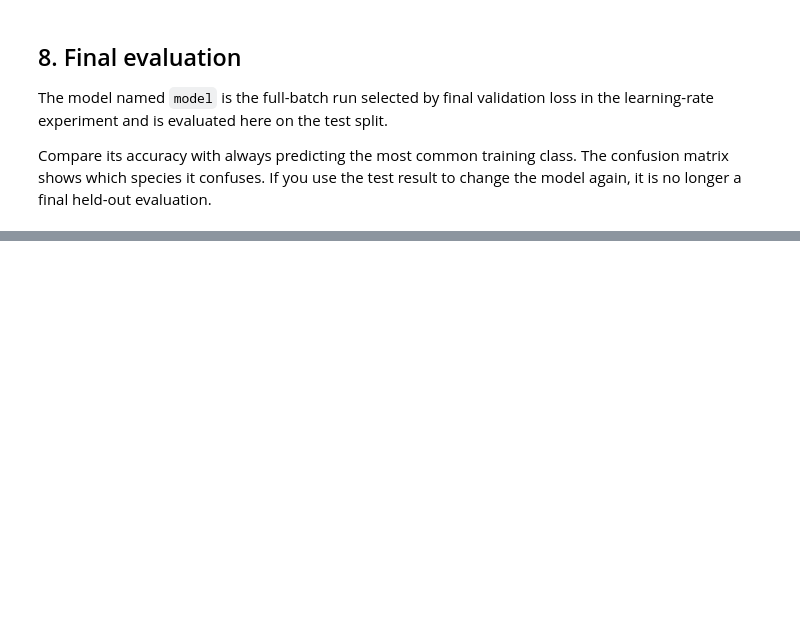
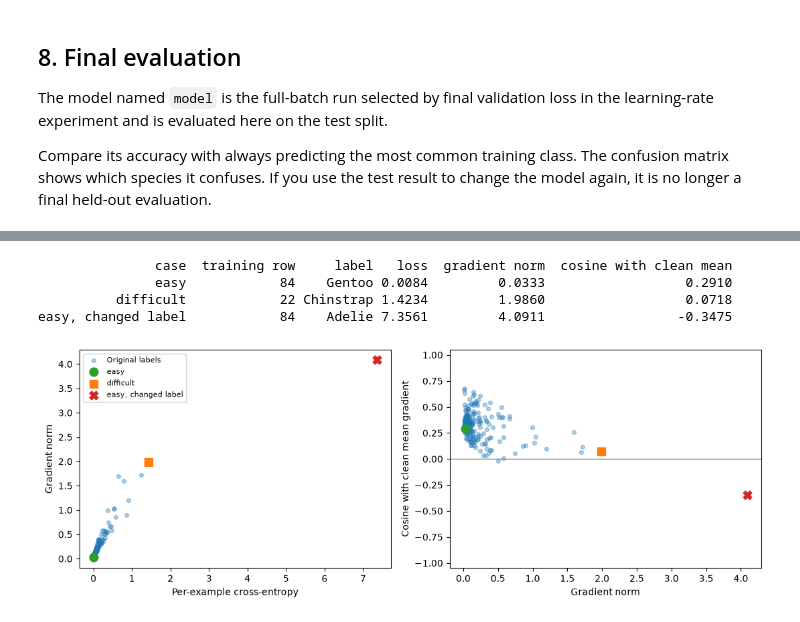
Before and after one commit to sscardapane/slides-nnds-2026, a Jupyter notebook: notebooks/drafts/2026-09-14-first-pass/PT02_Logistic_regression_solutions.ipynb, the cells around one changed output, grey strips where cells are left out. Cells and saved outputs as stored; diff of their text form; code cells hidden in the pictures; blank space fills up the shorter version.

Commit message:
Add gradient diagnostics and image exercise with instructor notebooks

```diff
--- a/notebooks/drafts/2026-09-14-first-pass/PT02_Logistic_regression_solutions.ipynb
+++ b/notebooks/drafts/2026-09-14-first-pass/PT02_Logistic_regression_solutions.ipynb
@@ -458,0 +586,57 @@ Data: Horst, Hill and Gorman (2020), [palmerpenguins](https://allisonhorst.githu
+# %%
+with torch.no_grad():
+    clean_logits = analysis_model(analysis_X)
+    clean_losses = F.cross_entropy(clean_logits, analysis_y, reduction="none")
+correct_indices = torch.where(clean_logits.argmax(dim=1) == analysis_y)[0]
+ordered_correct = correct_indices[clean_losses[correct_indices].argsort()]
+easy_index = int(ordered_correct[len(ordered_correct) // 10])
+difficult_index = int(clean_losses.argmax())
+changed_label = (analysis_y[easy_index:easy_index + 1] + 1) % len(classes)
+changed_gradient = gradients_in_a_loop(analysis_X[easy_index:easy_index + 1], changed_label)[0]
+with torch.no_grad():
+    changed_loss = F.cross_entropy(clean_logits[easy_index:easy_index + 1], changed_label)
+
+def gradient_alignment(
+    vectors: Float[torch.Tensor, "batch parameters"],
+    direction: Float[torch.Tensor, "parameters"],
+) -> Float[torch.Tensor, "batch"]:
+    denominator = vectors.norm(dim=1) * direction.norm()
+    result = torch.full_like(denominator, float("nan"))
+    valid = denominator > 1e-12
+    result[valid] = (vectors[valid] @ direction) / denominator[valid]
+    return result
+
+clean_norms = per_example_loop.norm(dim=1)
+clean_alignment = gradient_alignment(per_example_loop, mean_gradient)
+comparison_gradients = torch.stack([
+    per_example_loop[easy_index], per_example_loop[difficult_index], changed_gradient
+])
+comparison = pd.DataFrame({
+    "case": ["easy", "difficult", "easy, changed label"],
+    "training row": [easy_index, difficult_index, easy_index],
+    "label": [classes[int(analysis_y[easy_index])], classes[int(analysis_y[difficult_index])],
+              classes[int(changed_label[0])]],
+    "loss": [clean_losses[easy_index].item(), clean_losses[difficult_index].item(), changed_loss.item()],
+    "gradient norm": comparison_gradients.norm(dim=1).numpy(),
+    "cosine with clean mean": gradient_alignment(comparison_gradients, mean_gradient).numpy(),
+})
+print(comparison.to_string(index=False, float_format=lambda value: f"{value:.4f}"))
+
+fig, axes = plt.subplots(1, 2, figsize=(11, 4))
+axes[0].scatter(clean_losses.numpy(), clean_norms.numpy(), s=18, alpha=0.35, label="Original labels")
+axes[1].scatter(clean_norms.numpy(), clean_alignment.numpy(), s=18, alpha=0.35)
+for row, marker, color in zip(comparison.to_dict("records"), ["o", "s", "X"], ["C2", "C1", "C3"]):
+    axes[0].scatter(row["loss"], row["gradient norm"], marker=marker, color=color, s=85, label=row["case"])
+    axes[1].scatter(row["gradient norm"], row["cosine with clean mean"], marker=marker, color=color, s=85)
+axes[0].set(xlabel="Per-example cross-entropy", ylabel="Gradient norm")
+axes[1].set(xlabel="Gradient norm", ylabel="Cosine with clean mean gradient", ylim=(-1.05, 1.05))
+axes[1].axhline(0, color="gray", lw=1)
+axes[0].legend(fontsize=8)
+fig.tight_layout()
+plt.show()
+# %% [output]
+               case  training row     label   loss  gradient norm  cosine with clean mean
+               easy            84    Gentoo 0.0084         0.0333                  0.2910
+          difficult            22 Chinstrap 1.4234         1.9860                  0.0718
+easy, changed label            84    Adelie 7.3561         4.0911                 -0.3475
+[figure, added]
```
Also changed, not shown: parts of 34 cells of this notebook, 8 other files.
